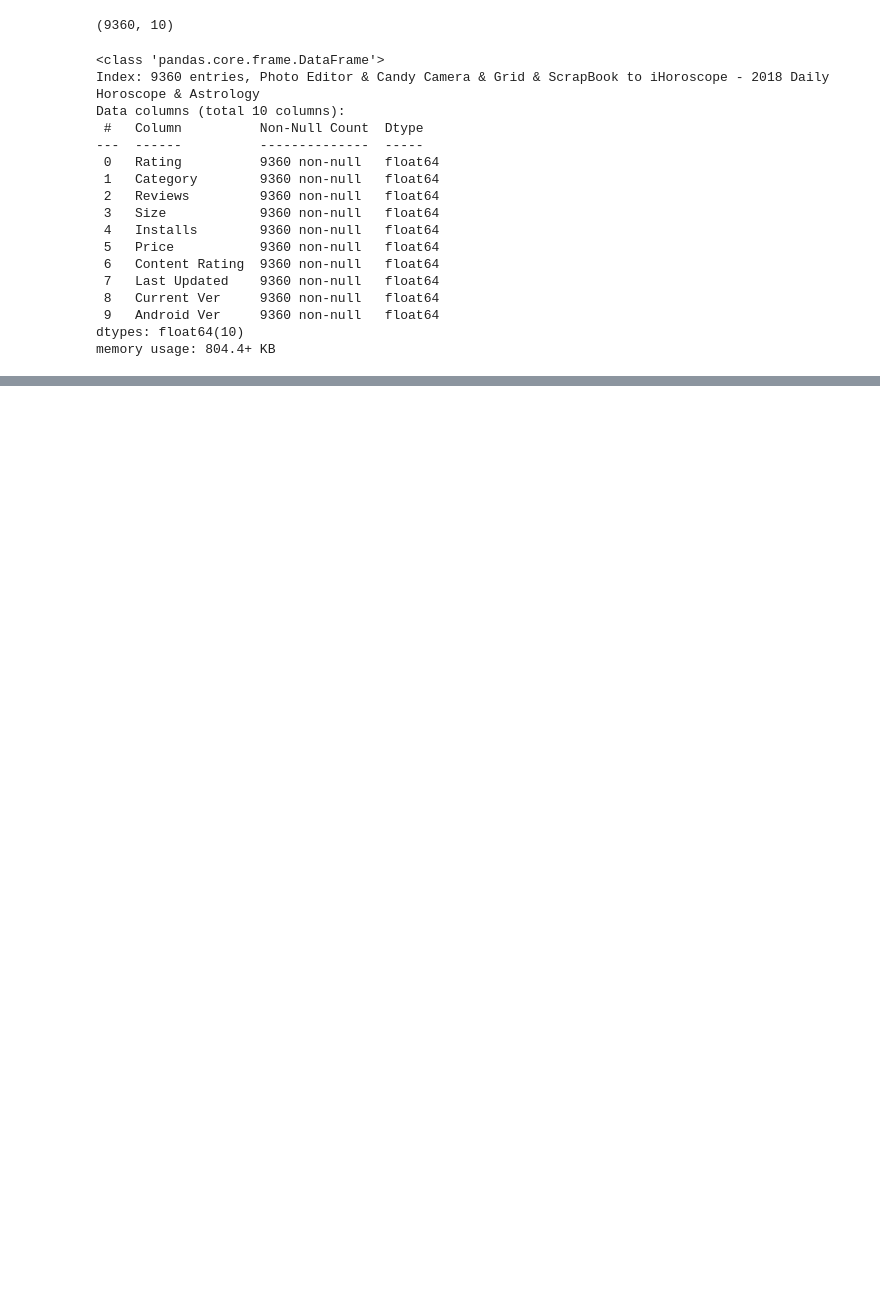
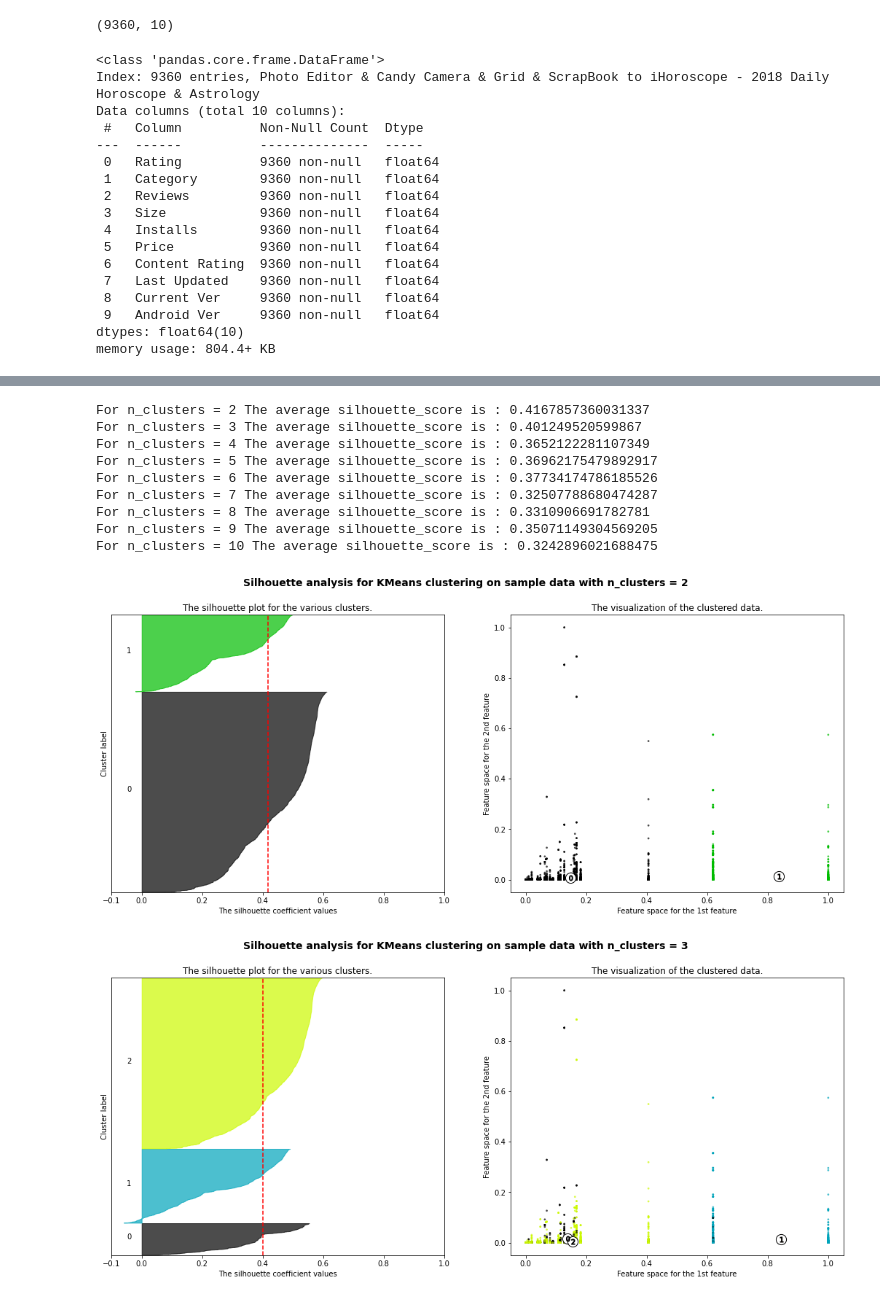
Before and after one commit to mirjanaz200/Play-Store-Clusterization, a Jupyter notebook: PlayStoreClusterization.ipynb, the cells around one changed output, grey strips where cells are left out. Saved outputs shown, nothing was run; the diff lists cells and outputs as text; code cells hidden in the pictures; blank space fills up the shorter version.

Commit message:
Tested other clustering algorithms

```diff
--- a/PlayStoreClusterization.ipynb
+++ b/PlayStoreClusterization.ipynb
@@ -330,12 +330,14 @@ def rfecvSelection(dataframe):
     rfecv = RFECV(estimator=estimator, step=1,scoring="neg_mean_squared_error")
     y = dataframe['Rating']
     #dataframe.drop(['Rating'],axis=1,inplace=True)
-    rfecv.fit(dataframe.iloc[:,1:9].values,y)
-    rfecv.transform(dataframe.iloc[:,1:9].values)
+    rfecv.fit(dataframe.iloc[:,1:].values,y)
+    rfecv.transform(dataframe.iloc[:,1:].values)
     print(rfecv.n_features_)
     print(rfecv.support_)
     print(rfecv.ranking_)
-rfecvSelection(dataframe)
+    return rfecv.get_support(1)
+toKeep = rfecvSelection(dataframe)
+print(toKeep)
 #dataframe.info()
 # %% [output]
 5
@@ -347,6 +356,7 @@ from sklearn.metrics import silhouette_samples, silhouette_score
 import matplotlib.pyplot as plt
 import matplotlib.cm as cm
 import seaborn as sns
+
 
 dataframe = dataframe.head(7000)
 target = dataframe['Rating']
@@ -366,5 +376,18 @@ plt.title('The Elbow Method')
 plt.xlabel('no of clusters')
 plt.ylabel('wcss')
 plt.show()
+
+#reduced features
+i = 0
+j=0
+dfReduced=pd.DataFrame()
+while i<len(toKeep):
+    dfReduced.insert(i,dataframe.columns[toKeep[i]],dataframe[dataframe.columns[toKeep[i]]])
+    #dfReduced[dataframe.columns[toKeep[i]]] = dataframe[toKeep[i]]
+    i+=1
+
+#dfReduced=pd.DataFrame()
+#dfReduced=dataframe.columns[toKeep]
+dfReduced.head(5)
 # %% [output]
 [figure]
@@ -371,5 +400,0 @@ plt.show()
-# %%
-x = dataframe.iloc[:,0:8].values
-model = KMeans(n_clusters=2, random_state=1).fit(x)
-target_predicted = model.labels_
-silhouette_score(x, target_predicted)
@@ -487,0 +532,14 @@ For n_clusters = 10 The average silhouette_score is : 0.3242896021688475
+# %%
+silhouetteScore(x)
+# %% [output]
+For n_clusters = 2 The average silhouette_score is : 0.4167857360031337
+For n_clusters = 3 The average silhouette_score is : 0.401249520599867
+For n_clusters = 4 The average silhouette_score is : 0.3652122281107349
+For n_clusters = 5 The average silhouette_score is : 0.36962175479892917
+For n_clusters = 6 The average silhouette_score is : 0.37734174786185526
+For n_clusters = 7 The average silhouette_score is : 0.32507788680474287
+For n_clusters = 8 The average silhouette_score is : 0.3310906691782781
+For n_clusters = 9 The average silhouette_score is : 0.35071149304569205
+For n_clusters = 10 The average silhouette_score is : 0.3242896021688475
+[figure, added]
+[figure, added]
```
Also changed, not shown: parts of 21 cells of this notebook.
